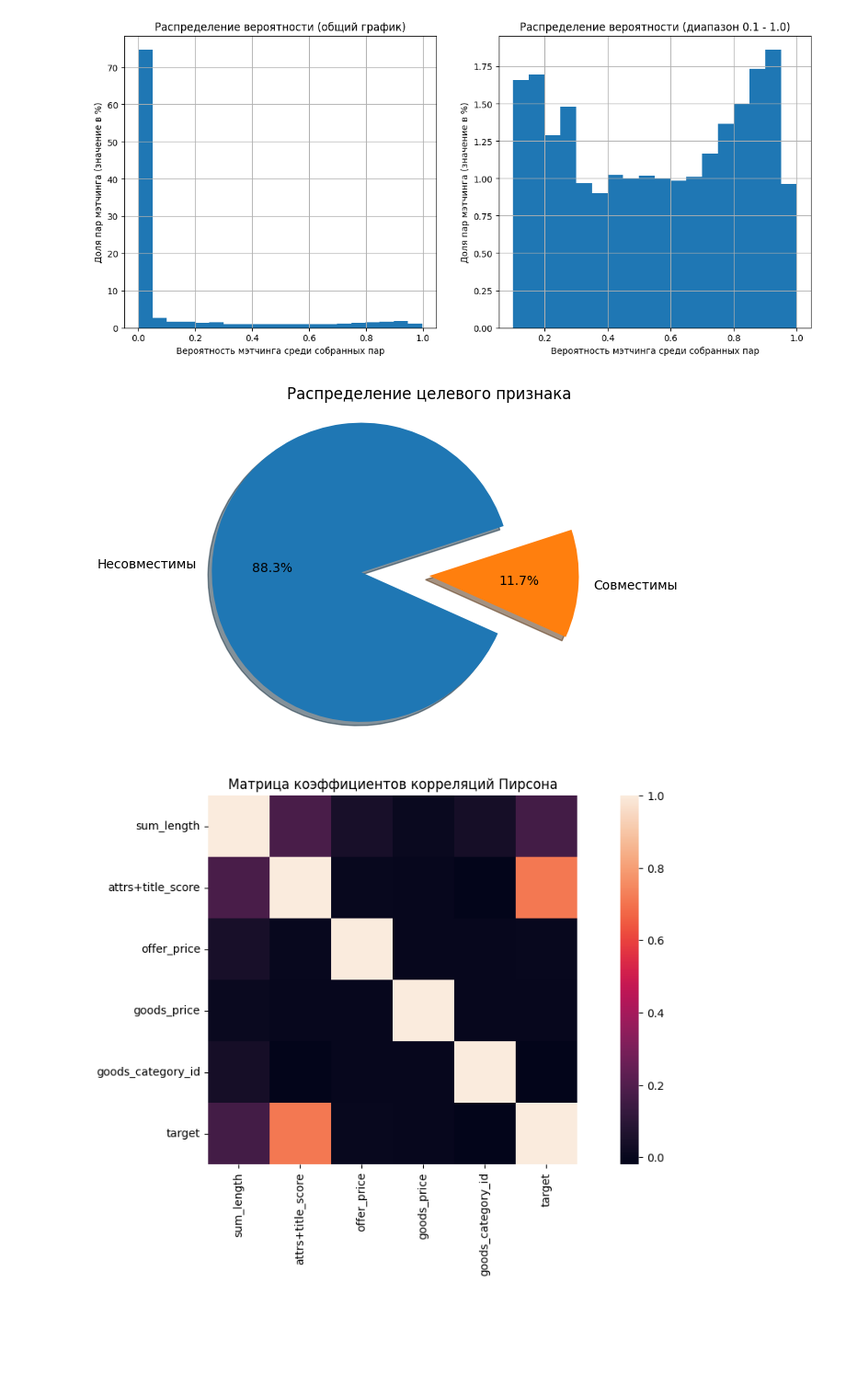
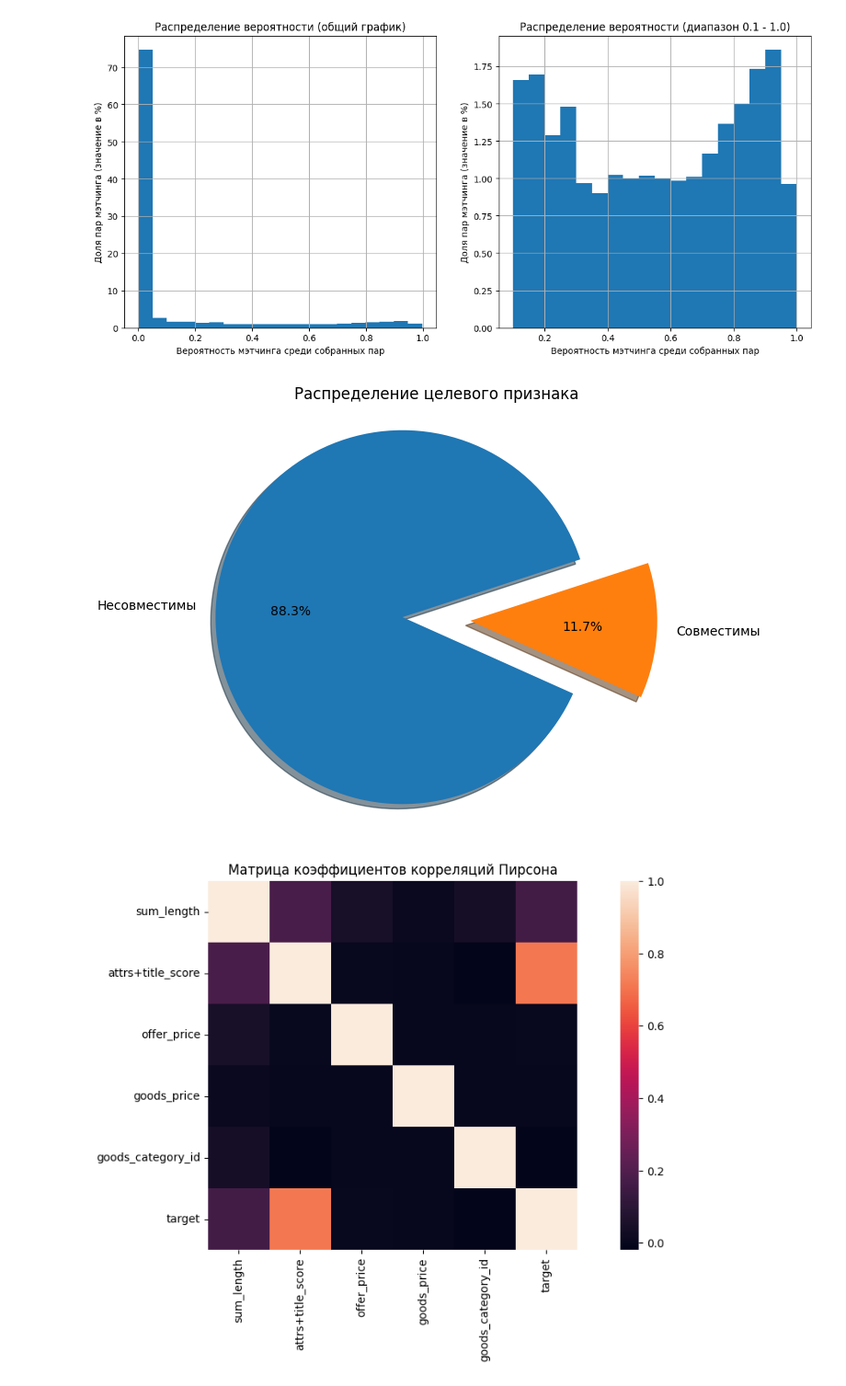
Before and after one commit to Danspers/Samokat.tech-Matching, a Jupyter notebook: Samokat.tech-Matching.ipynb, the cells around one changed output. Shown at 92% size. Saved outputs shown, nothing was run; the diff lists cells and outputs as text; code cells hidden in the pictures; blank space fills up the shorter version.

```diff
--- a/Samokat.tech-Matching.ipynb
+++ b/Samokat.tech-Matching.ipynb
@@ -163,17 +163,18 @@ plt.show()
 [figure]
 # %%
 # целевой признак
+plt.figure(figsize=FIGSIZE)
 plt.pie(train_df['target'].value_counts(),
         labels=['Несовместимы', 'Совместимы'],
         autopct='%1.1f%%',
         startangle=18,
-        explode=(0.5, 0),
+        explode=(0.2, 0.2),
         shadow=True,
         radius=1.10)
 plt.title('Распределение целевого признака')
 plt.show()
 # %% [output]
-[figure, old version]
+[figure, new version]
 # %%
 # корреляция Пирсона
 plt.figure(figsize=FIGSIZE)
```
Also changed, not shown: parts of 44 cells of this notebook.
